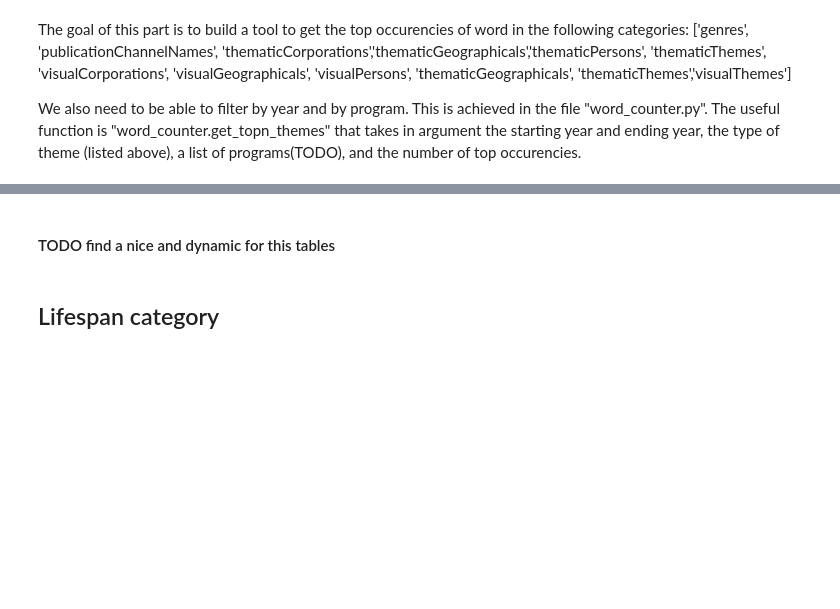
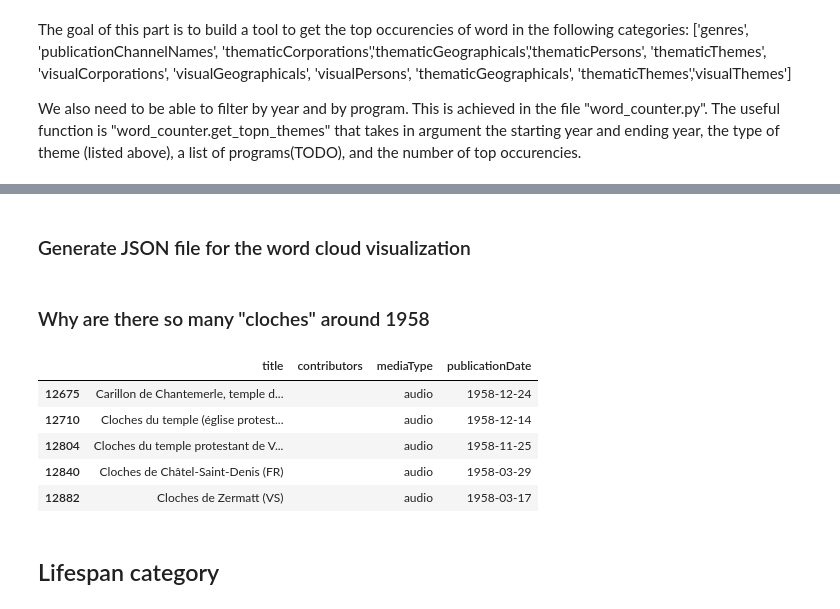
Before and after one commit to m-yaghini/ada17, a Jupyter notebook: project-master/code/MainExploratoryAnalysisLW.ipynb, the cells around one changed output, grey strips where cells are left out. Drawn from its saved outputs; the diff is of its cells as text; code cells hidden in the pictures; blank space fills up the shorter version.

```diff
--- a/project-master/code/MainExploratoryAnalysisLW.ipynb
+++ b/project-master/code/MainExploratoryAnalysisLW.ipynb
@@ -204,2 +211,2 @@ WC.get_topn_themes(1935, 1950, 'thematicThemes',n_top=5)
-# %% [markdown]
-#### TODO find a nice and dynamic for this tables
+# %% [markdown]
+### Generate JSON file for the word cloud visualization
@@ -206,3 +249,17 @@ WC.get_topn_themes(1935, 1950, 'thematicThemes',n_top=5)
+# %% [markdown]
+### Why are there so many "cloches" around 1958
+# %%
+cloche = df_without_date_outliers[(df_without_date_outliers.publicationDate.map(lambda x: x.year) == 1958) &
+                         (df_without_date_outliers.thematicThemes.str.contains("cloche"))]
+# %%
+cloche[['title', 'contributors', 'mediaType', 'publicationDate']].head()
+# %% [output]
+|  | title | contributors | mediaType | publicationDate |
+| 12675 | Carillon de Chantemerle, temple d... |  | audio | 1958-12-24 |
+| 12710 | Cloches du temple (église protest... |  | audio | 1958-12-14 |
+| 12804 | Cloches du temple protestant de V... |  | audio | 1958-11-25 |
+| 12840 | Cloches de Châtel-Saint-Denis (FR) |  | audio | 1958-03-29 |
+| 12882 | Cloches de Zermatt (VS) |  | audio | 1958-03-17 |
 # %% [markdown]
 ## Lifespan category
 # %% [markdown]
```
Also changed, not shown: parts of 20 cells of this notebook, 2 other files.
